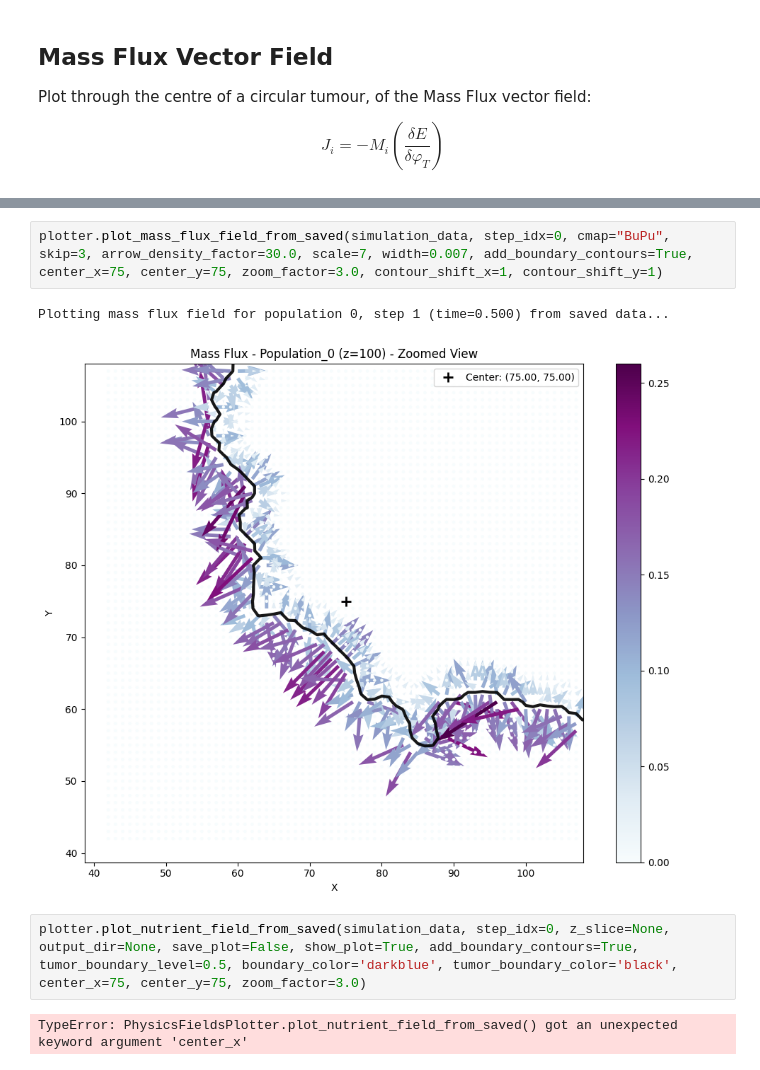
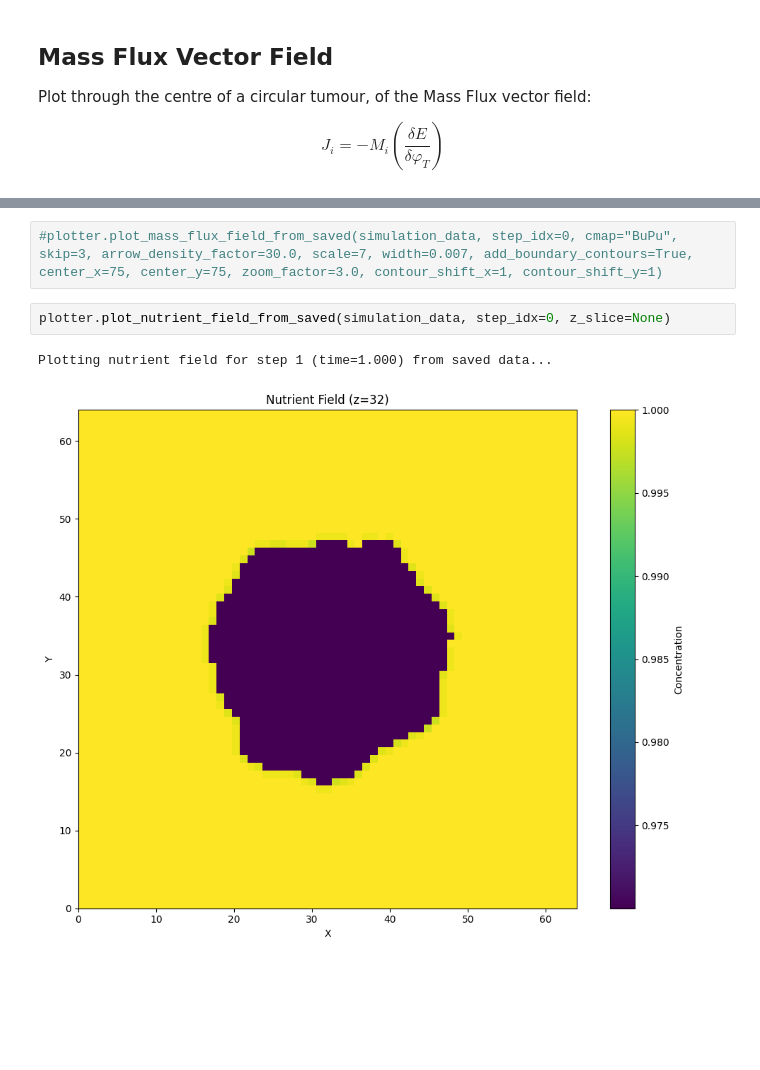
Before and after one commit to rmcnamara101/SCIE3212, a Jupyter notebook: laboratory/physics_fields/physics_fields_validation.ipynb, the cells around one changed output, grey strips where cells are left out. Cells and saved outputs as stored; diff of their text form; blank space fills up the shorter version.

```diff
--- a/laboratory/physics_fields/physics_fields_validation.ipynb
+++ b/laboratory/physics_fields/physics_fields_validation.ipynb
@@ -97,9 +91,7 @@ Plotting mass flux field for population 0, step 1 (time=0.500) from saved data..
 # %%
-plotter.plot_mass_flux_field_from_saved(simulation_data, step_idx=0, cmap="BuPu", skip=3, arrow_density_factor=30.0, scale=7, width=0.007, add_boundary_contours=True, center_x=75, center_y=75, zoom_factor=3.0, contour_shift_x=1, contour_shift_y=1)
+#plotter.plot_mass_flux_field_from_saved(simulation_data, step_idx=0, cmap="BuPu", skip=3, arrow_density_factor=30.0, scale=7, width=0.007, add_boundary_contours=True, center_x=75, center_y=75, zoom_factor=3.0, contour_shift_x=1, contour_shift_y=1)
-# %% [output]
-Plotting mass flux field for population 0, step 1 (time=0.500) from saved data...
-[figure, removed]
 # %%
-plotter.plot_nutrient_field_from_saved(simulation_data, step_idx=0, z_slice=None, output_dir=None, save_plot=False, show_plot=True, add_boundary_contours=True, tumor_boundary_level=0.5, boundary_color='darkblue', tumor_boundary_color='black', center_x=75, center_y=75, zoom_factor=3.0)
+plotter.plot_nutrient_field_from_saved(simulation_data, step_idx=0, z_slice=None)
 # %% [output]
-TypeError: PhysicsFieldsPlotter.plot_nutrient_field_from_saved() got an unexpected keyword argument 'center_x'
+Plotting nutrient field for step 1 (time=1.000) from saved data...
+[figure, added]
```
Also changed, not shown: parts of 9 cells of this notebook, 15 other files.
